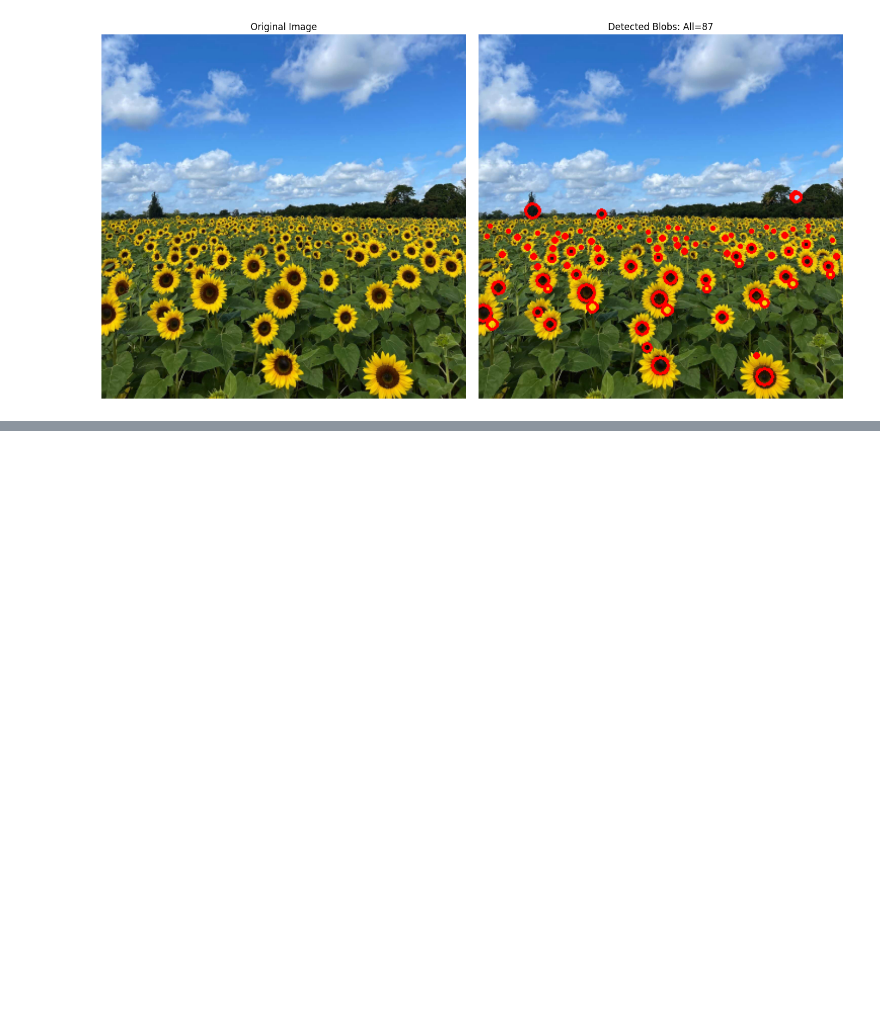
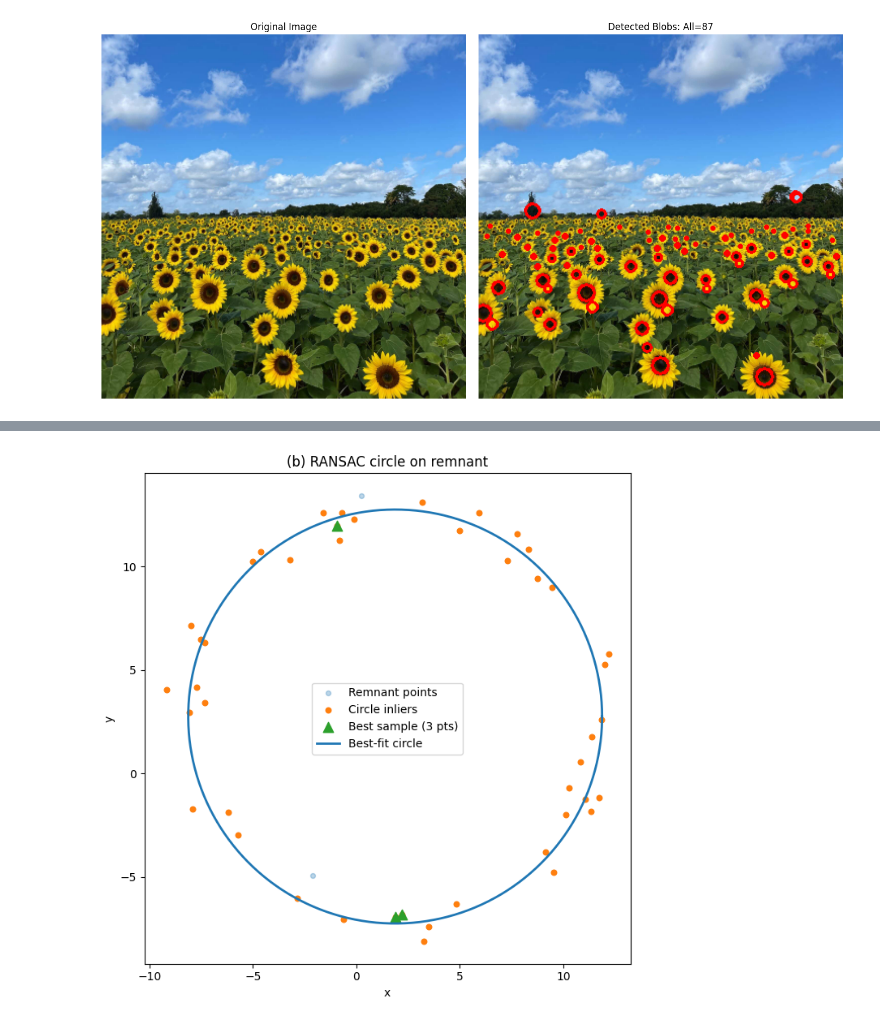
Before and after one commit to KiranGunathilaka/en3160_image_processing_machine_vision, a Jupyter notebook: assign2/220197E_a02.ipynb, the cells around one changed output, grey strips where cells are left out. Cells and saved outputs as stored; diff of their text form; code cells hidden in the pictures; blank space fills up the shorter version.

```diff
--- a/assign2/220197E_a02.ipynb
+++ b/assign2/220197E_a02.ipynb
@@ -89,0 +213,78 @@ Processed scale 12/20: sigma=3.89
+# %%
+X_rem = X[~best_inliers]
+
+iters_c = 1000
+thr_c = 1.5
+min_consensus_c = 10
+R_cap = 100.0
+
+bestC_count = 0
+best_x0 = best_y0 = best_R = None
+bestC_inliers = None
+bestC_sample = None
+
+for _ in range(iters_c):
+    idx = rng.choice(len(X_rem), 3, replace=False)
+    p, q, r3 = X_rem[idx]
+
+    # Circle from 3 points (determinants)
+    A = np.array([[p[0], p[1], 1],
+                  [q[0], q[1], 1],
+                  [r3[0], r3[1], 1]], dtype=float)
+    detA = np.linalg.det(A)
+    if np.isclose(detA, 0):
+        continue
+
+    B = np.array([[p[0]**2 + p[1]**2, p[1], 1],
+                  [q[0]**2 + q[1]**2, q[1], 1],
+                  [r3[0]**2 + r3[1]**2, r3[1], 1]], dtype=float)
+    C = np.array([[p[0], p[0]**2 + p[1]**2, 1],
+                  [q[0], q[0]**2 + q[1]**2, 1],
+                  [r3[0], r3[0]**2 + r3[1]**2, 1]], dtype=float)
+    D = np.array([[p[0], p[1], p[0]**2 + p[1]**2],
+                  [q[0], q[1], q[0]**2 + q[1]**2],
+                  [r3[0], r3[1], r3[0]**2 + r3[1]**2]], dtype=float)
+
+    dx = -np.linalg.det(B)
+    dy =  np.linalg.det(C)
+    c_det = -np.linalg.det(D)
+
+    x0 = dx/(2*detA)
+    y0 = dy/(2*detA)
+    R = np.sqrt((dx**2 + dy**2)/(4*detA*detA) - c_det/detA)
+    if not (np.isfinite(R) and 0 < R < R_cap):
+        continue
+
+    # radial-distance errors
+    dist = np.hypot(X_rem[:,0]-x0, X_rem[:,1]-y0)
+    err = np.abs(dist - R)
+    inliers = err < thr_c
+    k = int(inliers.sum())
+    if k > bestC_count and k >= min_consensus_c:
+        # tiny algebraic LS refine
+        P = X_rem[inliers]; x = P[:,0]; y = P[:,1]
+        A_ls = np.c_[x, y, np.ones_like(x)]
+        b_ls = x*x + y*y
+        c = np.linalg.lstsq(A_ls, b_ls, rcond=None)[0]
+        x0r, y0r = c[0]/2, c[1]/2
+        Rr = np.sqrt(c[2] + x0r*x0r + y0r*y0r)
+
+        bestC_count = k
+        best_x0, best_y0, best_R = x0r, y0r, Rr
+        bestC_inliers = inliers
+        bestC_sample = idx
+
+print(f"Circle center=({best_x0:.4f}, {best_y0:.4f}),  R={best_R:.4f}")
+print(f"Inliers: {bestC_count}/{len(X_rem)}  →  {100*bestC_count/len(X_rem):.1f}%")
+print('Best sample indices (3 pts in remnant set):', bestC_sample)
+
+# Plot
+theta = np.linspace(0, 2*np.pi, 360)
+fig, ax = plt.subplots(figsize=(7, 7))
+ax.scatter(X_rem[:,0], X_rem[:,1], s=18, alpha=0.3, label='Remnant points')
+ax.scatter(X_rem[bestC_inliers,0], X_rem[bestC_inliers,1], s=22, label='Circle inliers')
+ax.scatter(X_rem[bestC_sample,0], X_rem[bestC_sample,1], s=80, marker='^', label='Best sample (3 pts)')
+ax.plot(best_x0 + best_R*np.cos(theta), best_y0 + best_R*np.sin(theta), linewidth=2, label='Best-fit circle')
+ax.set_aspect('equal'); ax.set_title('(b) RANSAC circle on remnant'); ax.set_xlabel('x'); ax.set_ylabel('y'); ax.legend()
+plt.tight_layout(); plt.show()
+# %% [output]
@@ -89,0 +294 @@ Processed scale 12/20: sigma=3.89
+[figure, added]
```
Also changed, not shown: parts of 9 cells of this notebook, 4 other files.
